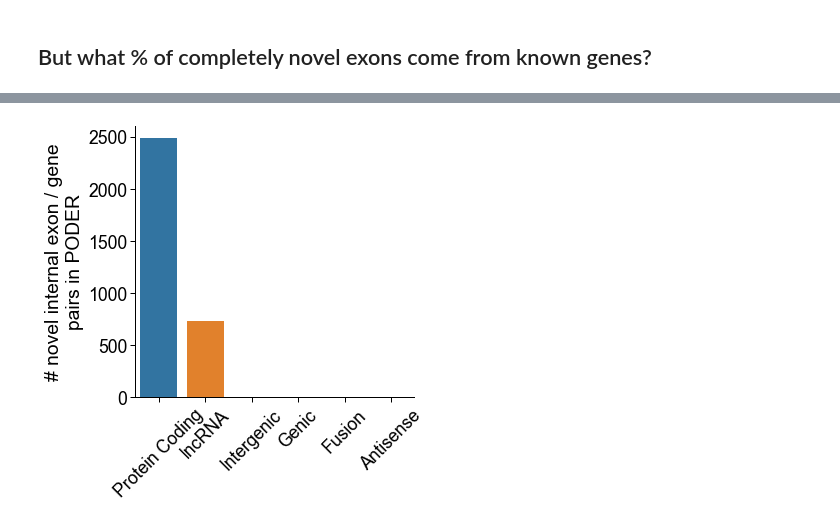
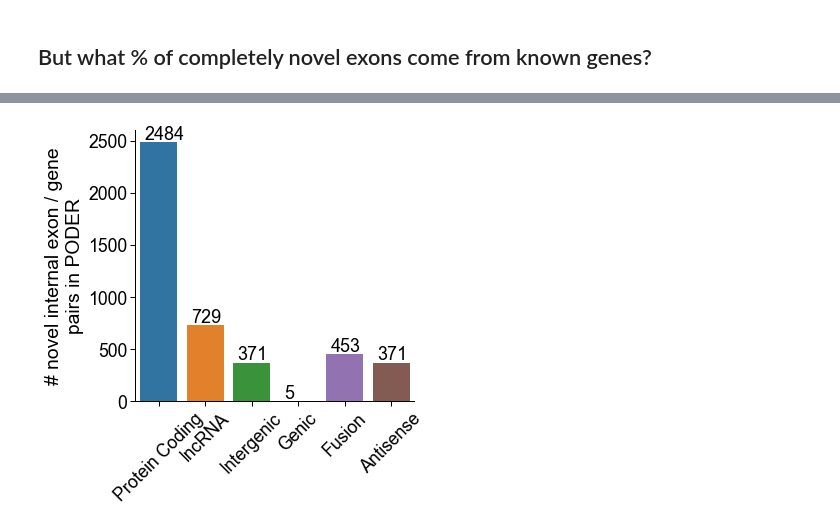
Before and after one commit to fairliereese/240903_pt, a Jupyter notebook: analysis/characterize_novel_exons.ipynb, the cells around one changed output, grey strips where cells are left out. Cells and saved outputs as stored; diff of their text form; code cells hidden in the pictures.

```diff
--- a/analysis/characterize_novel_exons.ipynb
+++ b/analysis/characterize_novel_exons.ipynb
@@ -138,6 +140,8 @@ temp
 # %%
 # save table for figure of # uniq exons by novelty
 temp.to_csv('241029_num_exons_by_novelty.tsv', sep='\t', index=False)
+# %%
+temp = pd.read_csv('241029_num_exons_by_novelty.tsv', sep='\t')
 # %%
 def clean_figure(ax):
     ax.spines['right'].set_visible(False)
@@ -242,2 +245,2 @@ temp.to_csv('241029_novel_exon_table.tsv', sep='\t')
 # %%
-temp = pd.read_csv('241029_novel_exon_table.tsv', sep='\t')
+temp = pd.read_csv('241031_novel_exon_table.tsv', sep='\t')
@@ -248,5 +247,5 @@ array(['Fusion', 'Intergenic', 'FSM', 'Genic'], dtype=object)
 # %%
 # drop dupe
-inds = temp.loc[temp.associated_gene_biotype.isnull()].index
+inds = temp.loc[temp.associated_gene_biotype=='Novel/Ambiguous Gene'].index
 temp.loc[inds, 'associated_gene_biotype'] = temp.loc[inds, 'structural_category']
-temp = temp[['eid', 'novelty', 'gene_id', 'associated_gene_biotype']].drop_duplicates()
+temp = temp[['eid', 'novelty', 'associated_gene', 'associated_gene_biotype']].drop_duplicates()
@@ -286,7 +265,9 @@ def add_perc_2(ax, df):
     n_cats = len(ax.patches)
     for p in ax.patches:
         h = p.get_height()
-        tot = df.loc[df.n_e_gene==h, 'n_e_gene'].values[0]
-        x = p.get_x() + p.get_width() / 2 - (0.05)*n_cats
-        y = p.get_y() + p.get_height() + ylim*0.01
-        ax.annotate(f'{tot}', (x, y), size = 18)
+        try:
+            tot = df.loc[df.n_e_gene==h, 'n_e_gene'].values[0]
+            x = p.get_x() + p.get_width() / 2 - (0.05)*n_cats
+            y = p.get_y() + p.get_height() + ylim*0.01
+            ax.annotate(f'{tot}', (x, y), size = 18)
+        except: pass
@@ -293,15 +283,16 @@ def add_perc_2(ax, df):
 # %%
-# number of known exons,
-# number of novel exons (3'/5' splicing),
 # number of novel exons (completely novel)
+temp2 = temp.loc[temp.novelty=='Novel']
+temp2 = temp2[['eid', 'associated_gene_biotype']].groupby('associated_gene_biotype').count().reset_index().rename({'eid':'n_e_gene'}, axis=1)
+
 init_plot_settings(aspect='square')
 ax = sns.barplot(temp2, y='n_e_gene',
                  x='associated_gene_biotype',
                  order=order,
                  palette=c_dict)
-# add_perc_2(ax, temp2)
+add_perc_2(ax, temp2)
 ylabel = '# novel internal exon / gene\npairs in PODER'
 ax.set(ylabel=ylabel, xlabel='')
 clean_figure(ax)
 # %% [output]
-[figure, old version]
+[figure, new version]
```
Also changed, not shown: parts of 20 cells of this notebook, 11 other files.
